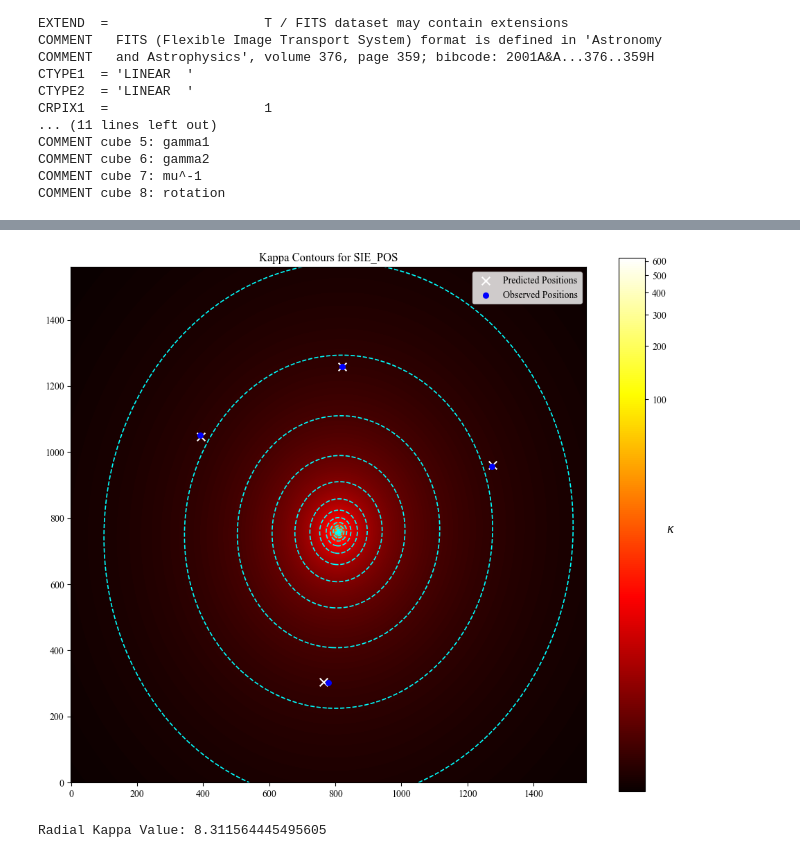
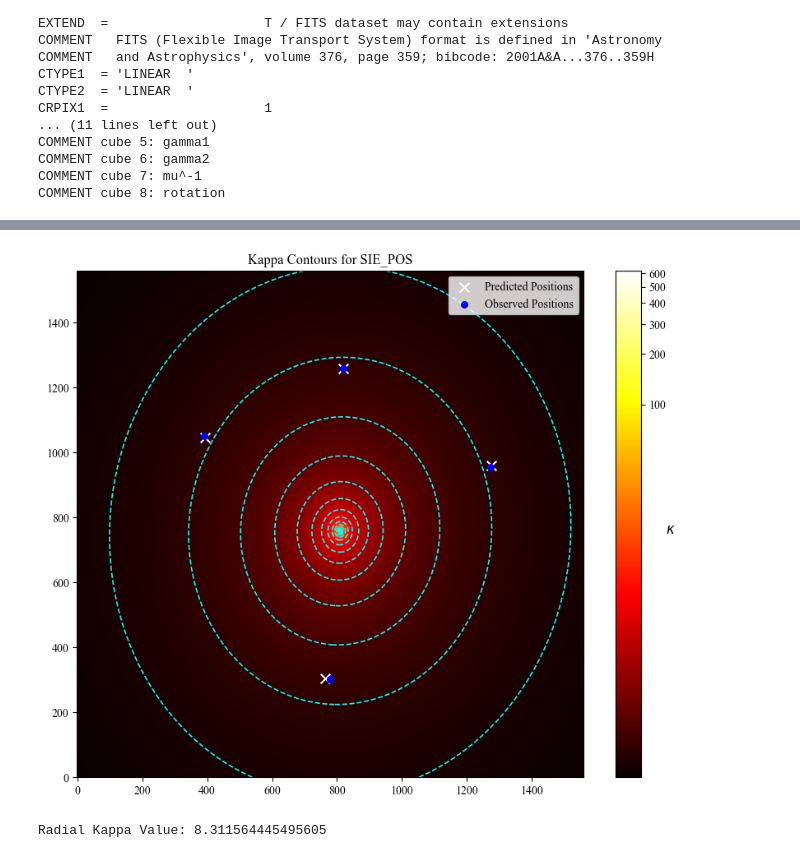
Before and after one commit to romms921/IllustrisTNG-Lens-Modelling, a Jupyter notebook: mass_profile_2.ipynb, the cells around one changed output, grey strips where cells are left out. Cells and saved outputs as stored; diff of their text form; code cells hidden in the pictures.

```diff
--- a/mass_profile_2.ipynb
+++ b/mass_profile_2.ipynb
@@ -145,7 +191,7 @@ pred
 | 3 | 20.8199 | 21.2593 | -19.6522 | 0.168 | 819.9 | 1259.3 |
 # %%
 # FITS File
-image = model_path + '/' + model_ver + '_lens' + '.fits'
+image = 'kappa/' + model_path + '/' + model_ver + '_lens' + '.fits'
 
 hdu_list = fits.open(image)
 hdu_list.info()
@@ -207,30 +253,31 @@ plt.show()
 # %%
 norm = ImageNormalize(kappa, stretch=LogStretch())
-plt.figure(figsize=(12, 10))
+plt.figure(figsize=(10, 8))
 plt.imshow(kappa, cmap='hot', norm=norm)
 plt.gca().invert_yaxis()
 cbar = plt.colorbar(label=r'$\kappa$')
 cbar.set_label(r'$\kappa$', rotation=0, fontsize=12)
 
 # Logarithmic levels for better distribution
 levels = np.logspace(np.log10(kappa.min() + 1e-6), np.log10(kappa.max()), 20)  # Add a small offset to avoid log(0)
-plt.contour(
+contour = plt.contour(
     kappa,
     levels=levels,
     colors='cyan',
     linewidths=1.2,
     linestyles='dashed',
     alpha=1,
     extent=[0, kappa.shape[1], 0, kappa.shape[0]],
 )
 
+# plt.clabel(contour, inline=True, fontsize=8, fmt='%1.2e', colors='cyan')
 plt.scatter(pred['x_plot'], pred['y_plot'], c='white', s=70, label='Predicted Positions', marker='x')
 plt.scatter(plot_obs['x'], plot_obs['y'], c='blue', s=30, label='Observed Positions', marker='o')
 plt.title('Kappa Contours for ' + model_ver)
 plt.legend()
 plt.show()
 # %% [output]
-[figure, old version]
+[figure, new version]
 # %%
 # Radial Kappa Plot
 def radial_kappa(kappa, center, radius):
```
Also changed, not shown: parts of 7 cells of this notebook, 5 other files.
